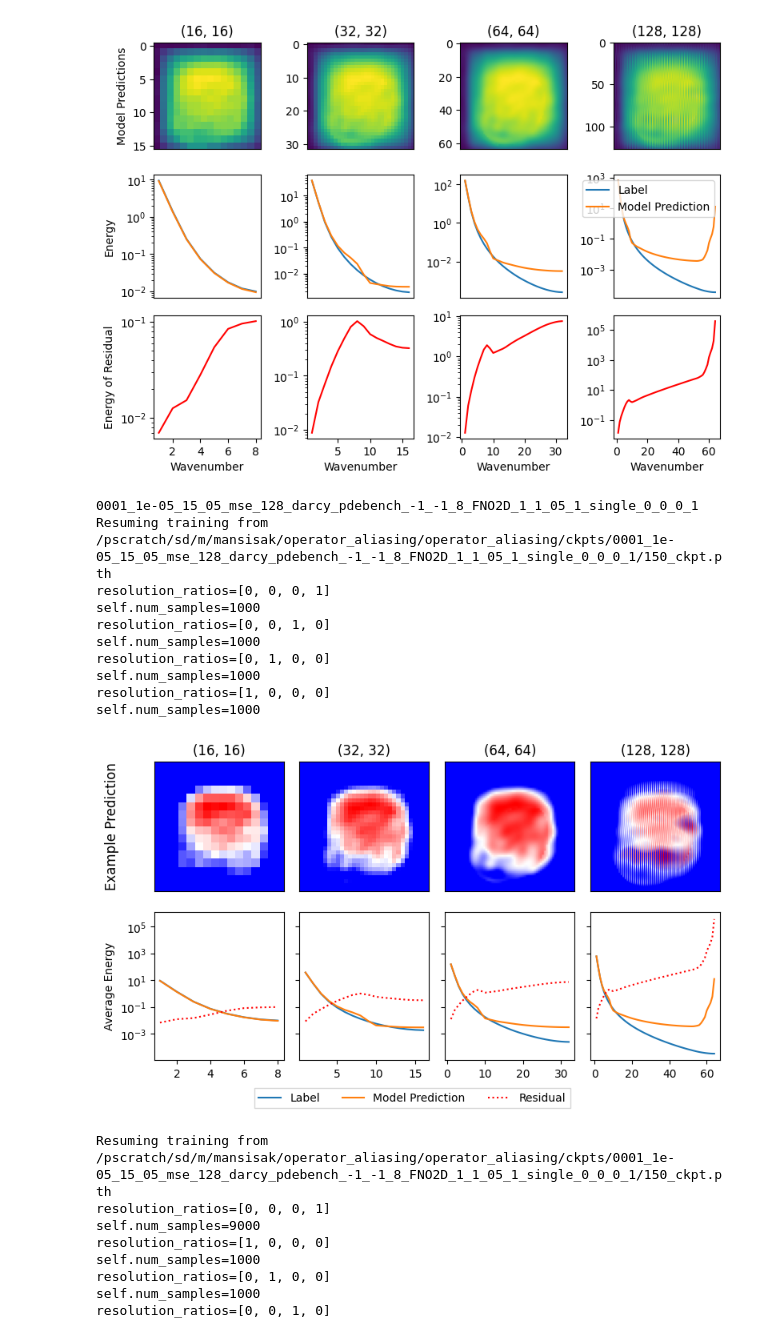
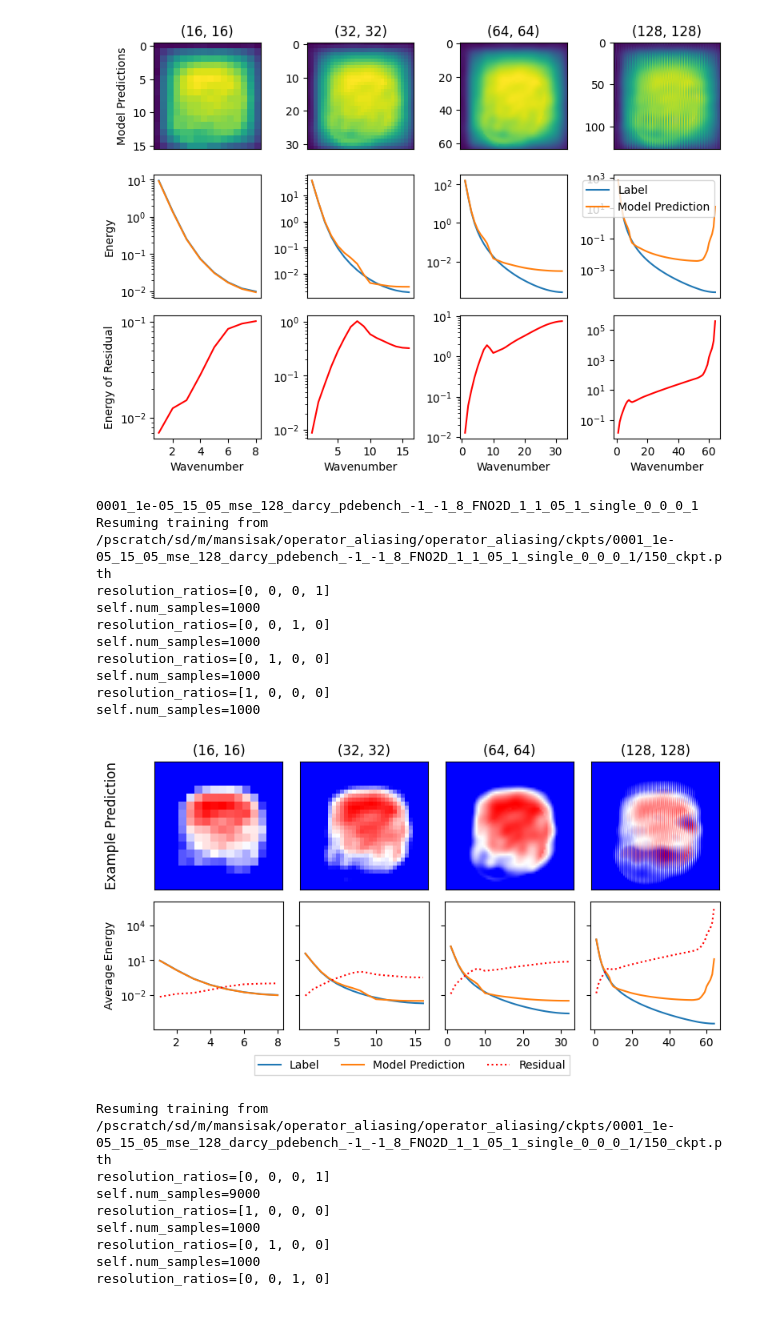
Before and after one commit to msakarvadia/operator_aliasing, a Jupyter notebook: notebooks/figures.ipynb, the cells around one changed output. Cells and saved outputs as stored; diff of their text form; code cells hidden in the pictures.

```diff
--- a/notebooks/figures.ipynb
+++ b/notebooks/figures.ipynb
@@ -184,7 +185,7 @@ self.num_samples=1000
 # %%
 #fig, axs = plt.subplots(3, 4, figsize=(8, 8))
 
-fig = plt.figure(layout='constrained', figsize=(8, 4))
+fig = plt.figure(layout='constrained', figsize=(8, 3.5))
 subfigs = fig.subfigures(2, 1, wspace=0.07) # three rows
 
 img_axs = subfigs[0].subplots(1, 4, sharey=False)
@@ -290,34 +291,34 @@ for x_idx, res in enumerate([16, 32, 64, 128]):
     )
     '''
     residual_axs[x_idx].set_yscale('log')
     residual_axs[x_idx].plot(
         x, residual_spectrum / label_spectrum, label='Resid', color='red'
     )
     residual_axs[x_idx].set_xlabel('Wavenumber')
     residual_axs[0].set_ylabel('Energy of Residual')
     '''
 
 handles, labels = spectrum_axs[x_idx].get_legend_handles_labels()
 fig.legend(handles = handles , labels=labels,loc='upper center',
              bbox_to_anchor=(0.5, -0.05),fancybox=False, shadow=False, ncol=9)
 plt.tight_layout()
 fig.savefig(
     f'{FIG_DIR}/aliasing_overview.pdf',  # .png
     dpi=300,
     bbox_inches='tight',
 )
 # %% [output]
 0001_1e-05_15_05_mse_128_darcy_pdebench_-1_-1_8_FNO2D_1_1_05_1_single_0_0_0_1
 Resuming training from /pscratch/sd/m/mansisak/operator_aliasing/operator_aliasing/ckpts/0001_1e-05_15_05_mse_128_darcy_pdebench_-1_-1_8_FNO2D_1_1_05_1_single_0_0_0_1/150_ckpt.pth
 resolution_ratios=[0, 0, 0, 1]
 self.num_samples=1000
 resolution_ratios=[0, 0, 1, 0]
 self.num_samples=1000
 resolution_ratios=[0, 1, 0, 0]
 self.num_samples=1000
 resolution_ratios=[1, 0, 0, 0]
 self.num_samples=1000
-[figure, old version]
+[figure, new version]
 # %%
 # Average Error Spectrum (Figure 2)
 
```
Also changed, not shown: parts of 7 cells of this notebook.
